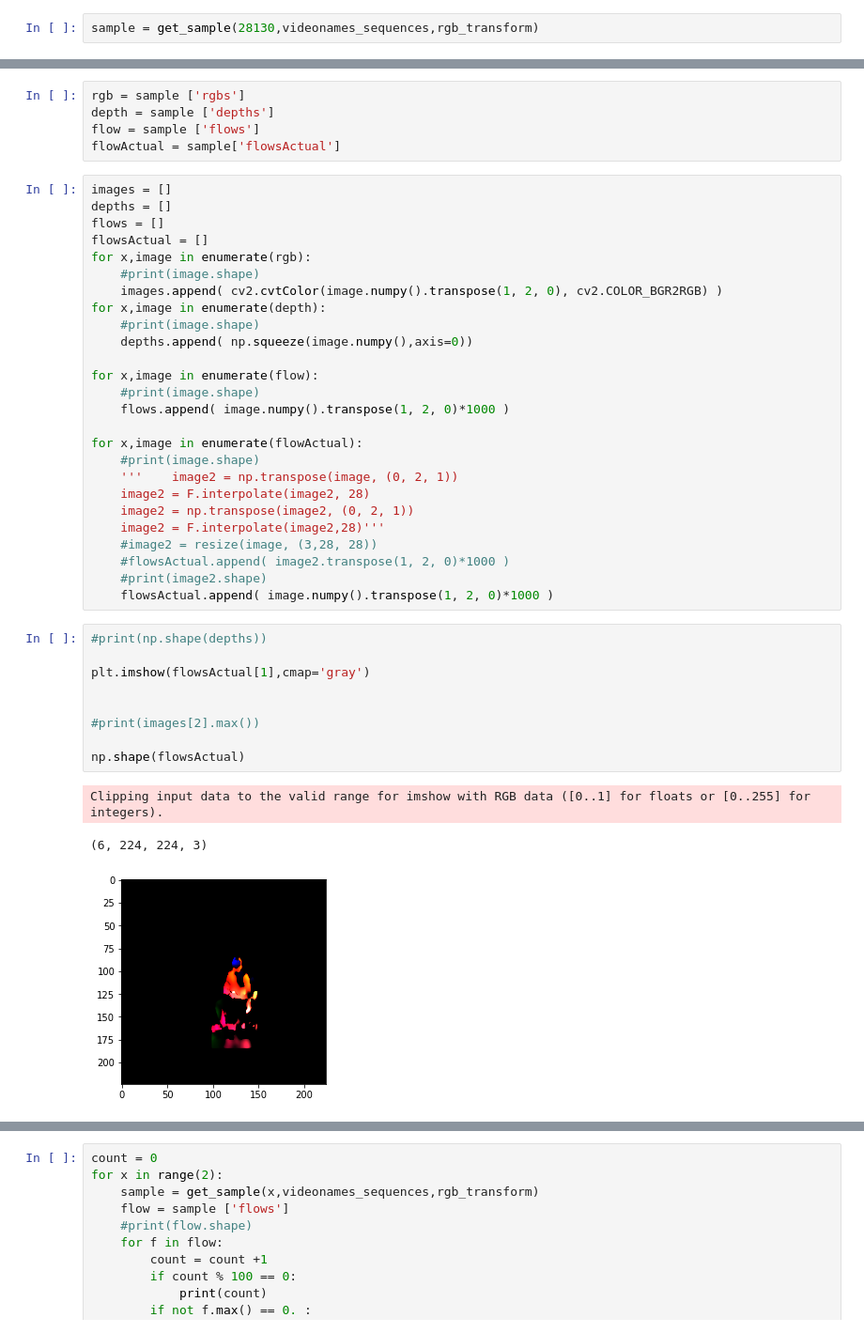
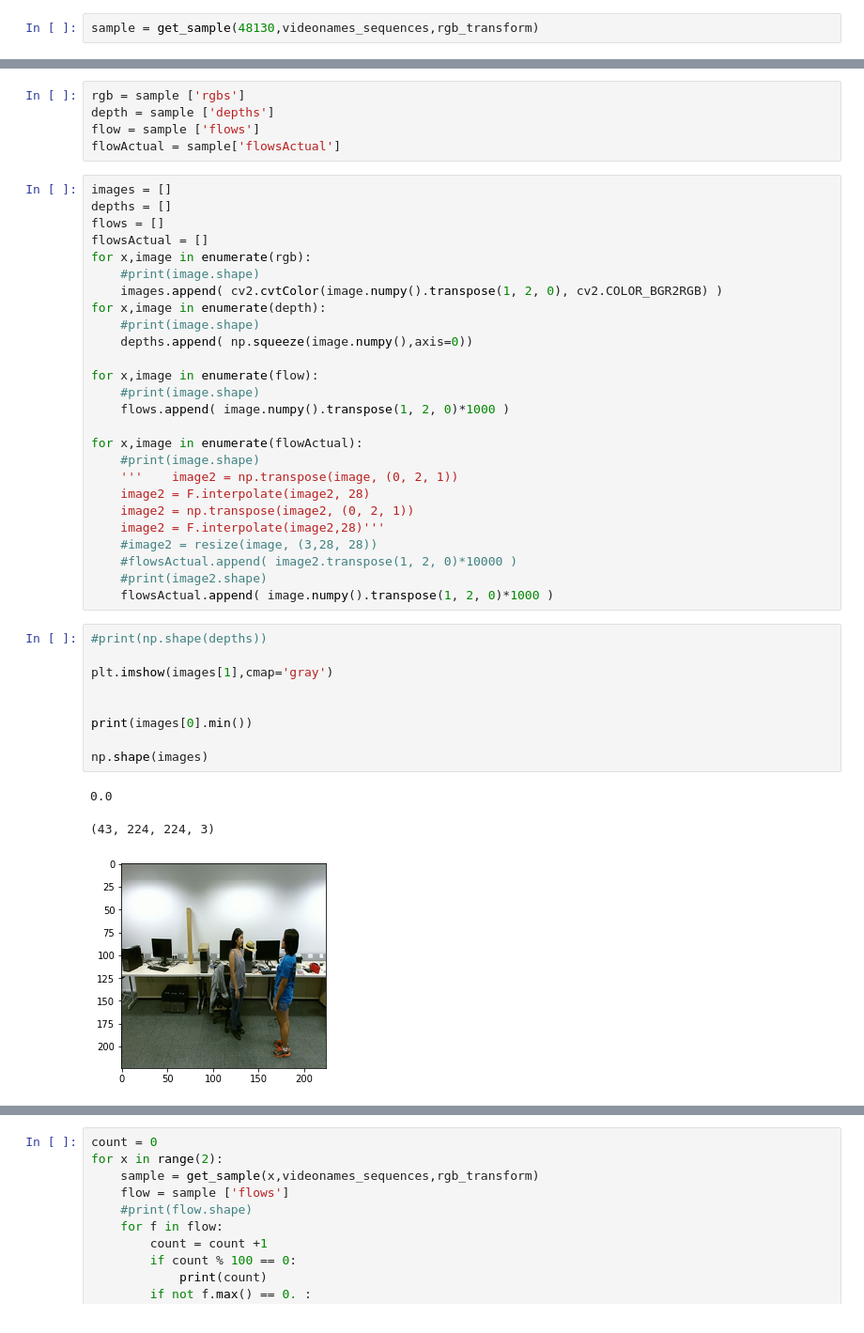
Before and after one commit to saliknadeem/VIAR, a Jupyter notebook: check_data.ipynb, the cells around one changed output, grey strips where cells are left out. Shown: that part at 94% size. Drawn from its saved outputs; the diff is of its cells as text.

```diff
--- a/check_data.ipynb
+++ b/check_data.ipynb
@@ -462,5 +782,5 @@ def get_sample(idx, videonames_sequences,rgb_transform):
 # %%
-sample = get_sample(28130,videonames_sequences,rgb_transform)
+sample = get_sample(48130,videonames_sequences,rgb_transform)
 # %% [output]
 -------------flow------------ torch.Size([3, 28, 28])
 -------------flowActual------------ torch.Size([3, 224, 224])
@@ -492,22 +812,22 @@ for x,image in enumerate(flowActual):
     image2 = np.transpose(image2, (0, 2, 1))
     image2 = F.interpolate(image2,28)'''
     #image2 = resize(image, (3,28, 28))
-    #flowsActual.append( image2.transpose(1, 2, 0)*1000 )
+    #flowsActual.append( image2.transpose(1, 2, 0)*10000 )
     #print(image2.shape)
     flowsActual.append( image.numpy().transpose(1, 2, 0)*1000 )
 # %%
 #print(np.shape(depths))
 
-plt.imshow(flowsActual[1],cmap='gray')
+plt.imshow(images[1],cmap='gray')
 
 
-#print(images[2].max())
+print(images[0].min())
 
-np.shape(flowsActual)
+np.shape(images)
 # %% [output]
-Clipping input data to the valid range for imshow with RGB data ([0..1] for floats or [0..255] for integers).
+0.0
-(6, 224, 224, 3)
+(43, 224, 224, 3)
-[figure, old version]
+[figure, new version]
 # %%
 def plot_figures(images,target_length):
     import numpy as np
```
Also changed, not shown: parts of 22 cells of this notebook, 19 other files.
